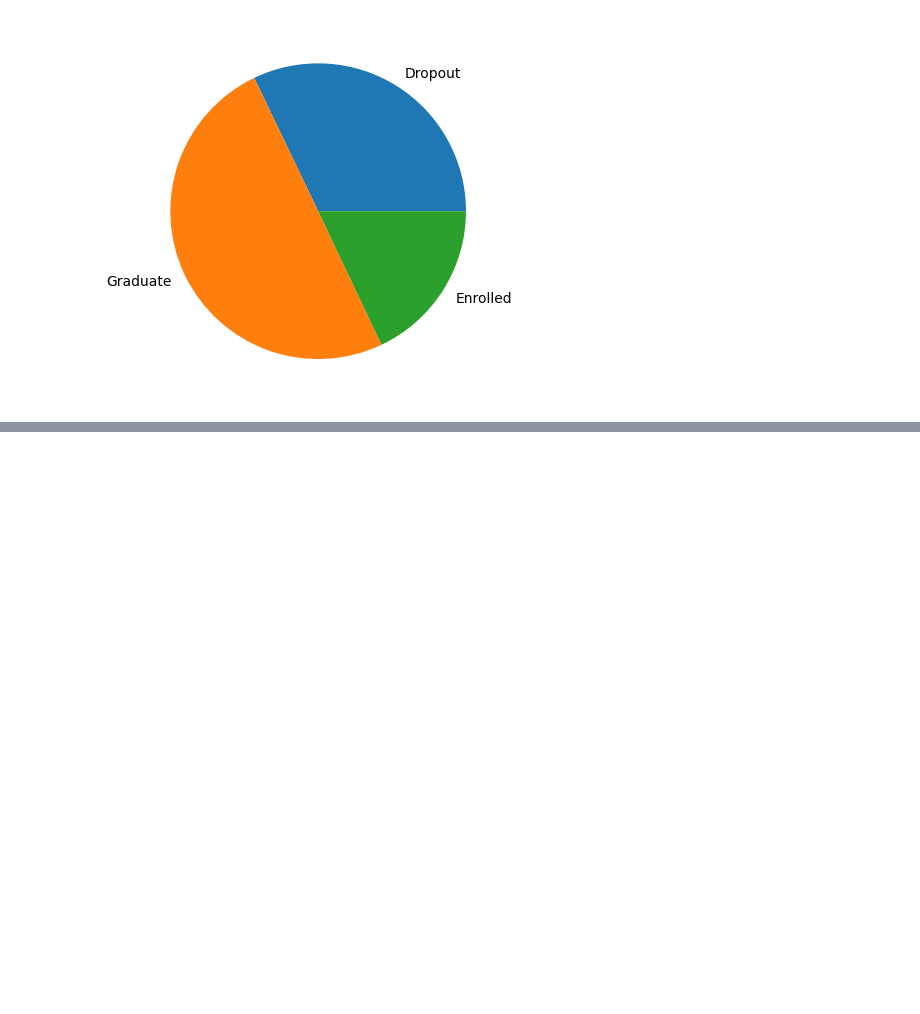
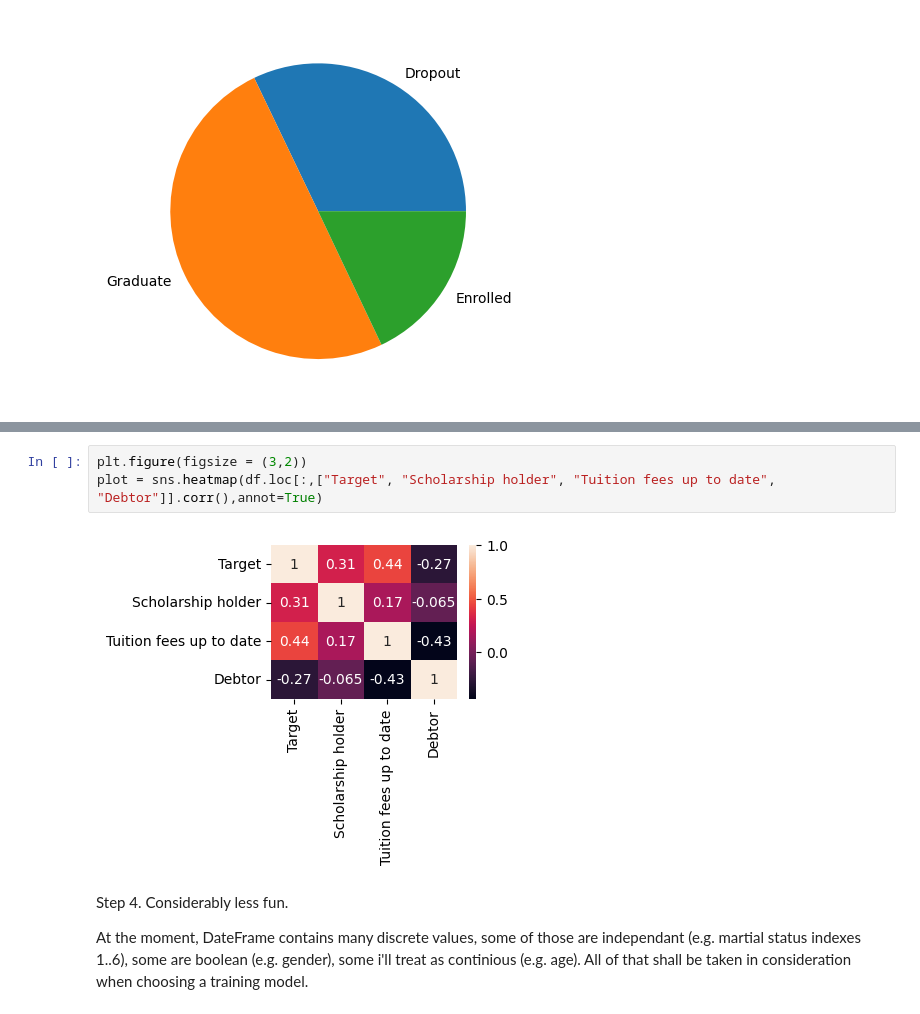
Before and after one commit to crimfi/keepstudying, a Jupyter notebook: main.ipynb, the cells around one changed output, grey strips where cells are left out. Cells and saved outputs as stored; diff of their text form; blank space fills up the shorter version.

Commit message:
ready to train

```diff
--- a/main.ipynb
+++ b/main.ipynb
@@ -49,0 +90,10 @@ Name: count, dtype: int64
+# %%
+plt.figure(figsize = (3,2))
+plot = sns.heatmap(df.loc[:,["Target", "Scholarship holder", "Tuition fees up to date", "Debtor"]].corr(),annot=True)
+# %% [output]
+[figure, added]
+# %% [markdown]
+Step 4. Considerably less fun.
+
+At the moment, DateFrame contains many discrete values, some of those are independant (e.g. martial status indexes 1..6), some are boolean (e.g. gender), some i'll treat as continious (e.g. age).
+All of that shall be taken in consideration when choosing a training model.
```
Also changed, not shown: parts of 17 cells of this notebook.
